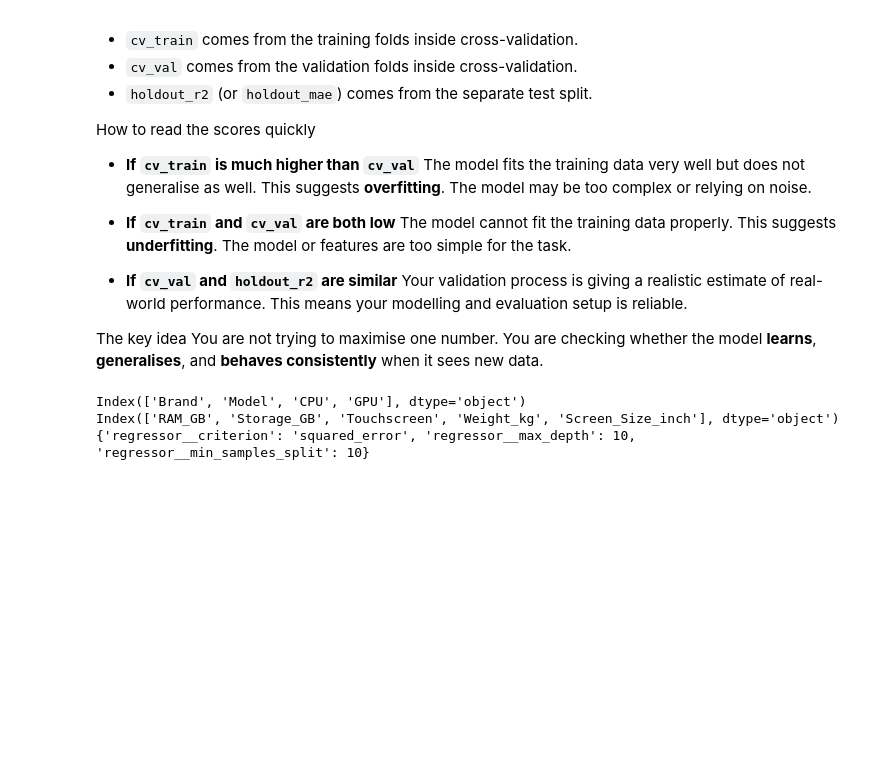
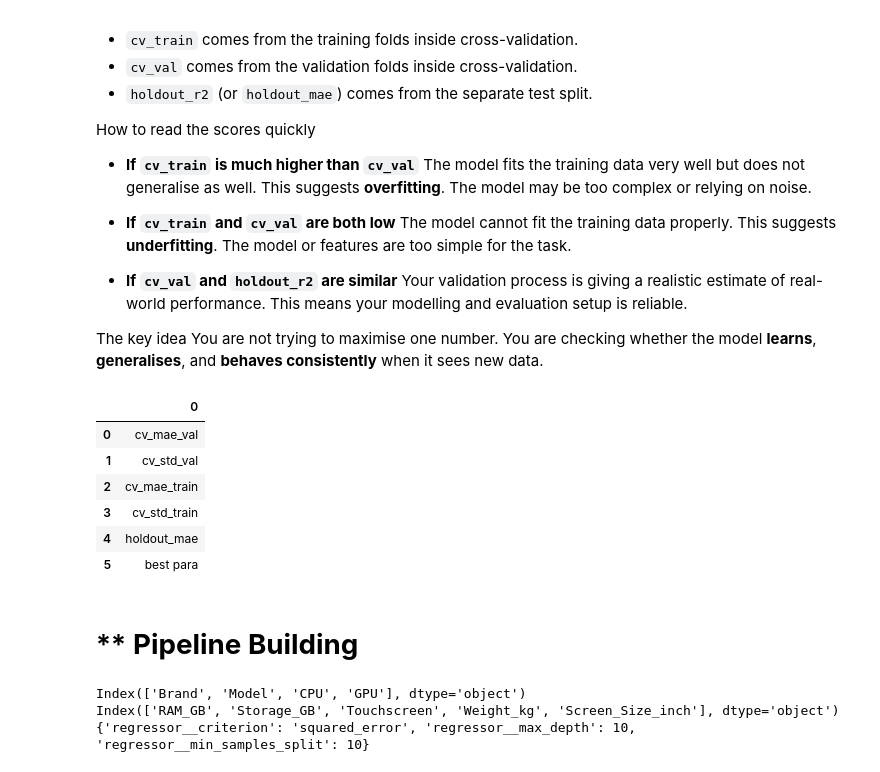
Before and after one commit to pauljune5052-CET/ADALL_github, a Jupyter notebook: ADALL_Preparing_and_Modelling.ipynb, the cells around one changed output. Cells and saved outputs as stored; diff of their text form; code cells hidden in the pictures; blank space fills up the shorter version.

```diff
--- a/ADALL_Preparing_and_Modelling.ipynb
+++ b/ADALL_Preparing_and_Modelling.ipynb
@@ -1289,10 +1297,22 @@ You are checking whether the model **learns**, **generalises**, and **behaves co
 
 #setup our 'lab book' to store all scores across various "engineering" or PDCA cycles, for easy reading
 results = pd.DataFrame(['cv_mae_val', 'cv_std_val', 'cv_mae_train', 'cv_std_train','holdout_mae','best para'])
+# %%
+results
+# %% [output]
+|  | 0 |
+| 0 | cv_mae_val |
+| 1 | cv_std_val |
+| 2 | cv_mae_train |
+| 3 | cv_std_train |
+| 4 | holdout_mae |
+| 5 | best para |
 # %%
 from sklearn.model_selection import GridSearchCV, ShuffleSplit, cross_validate
 from sklearn.pipeline import Pipeline
 from sklearn.tree import DecisionTreeRegressor
+# %% [markdown]
+#  ** **Pipeline Building**
 # %%
 # -----------------------------------------
 # 1) Model + pipeline
```
Also changed, not shown: parts of 2 cells of this notebook.
